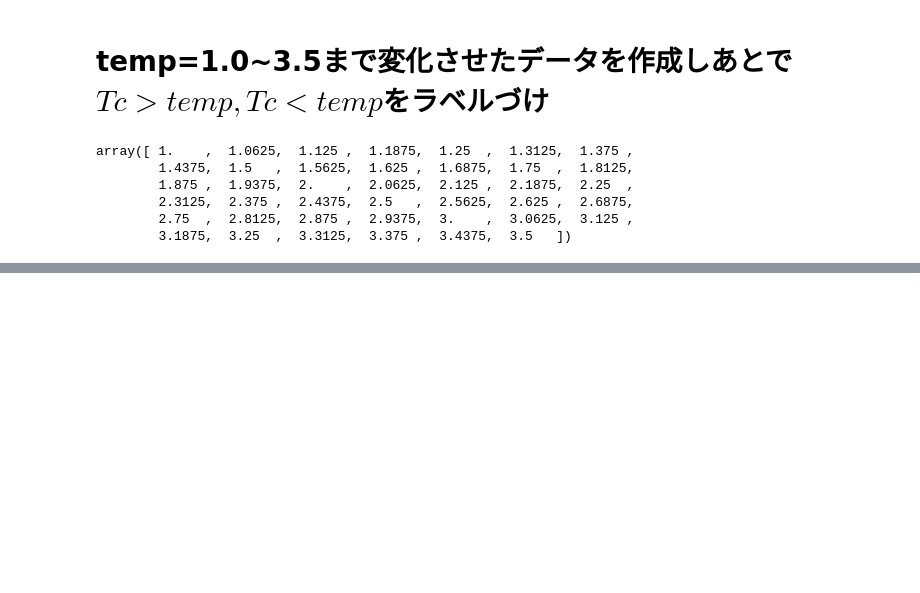
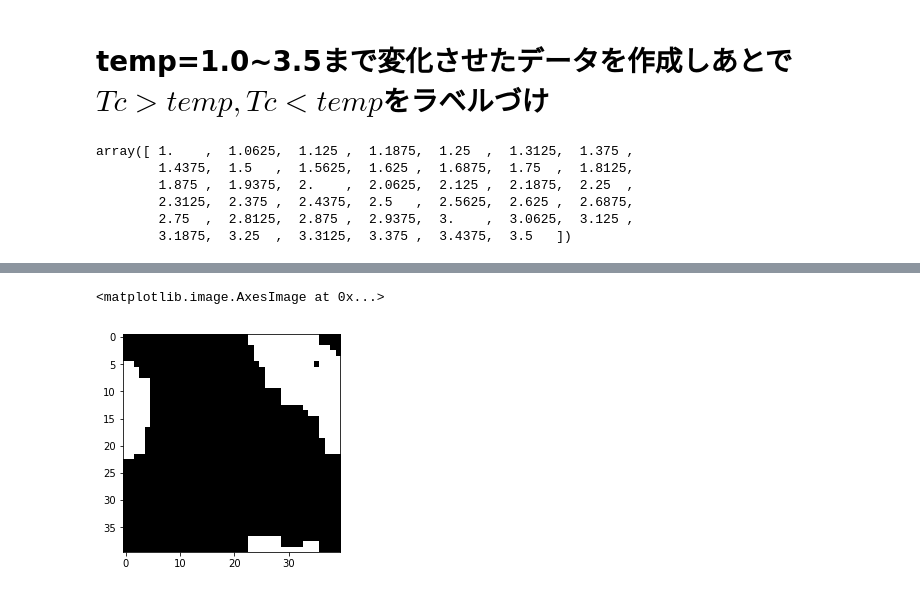
Before and after one commit to haru-256/reserch-code, a Jupyter notebook: Isingmodel.ipynb, the cells around one changed output, grey strips where cells are left out. Saved outputs shown, nothing was run; the diff lists cells and outputs as text; code cells hidden in the pictures; blank space fills up the shorter version.

```diff
--- a/Isingmodel.ipynb
+++ b/Isingmodel.ipynb
@@ -130,7 +130,7 @@ array([ 1.    ,  1.0625,  1.125 ,  1.1875,  1.25  ,  1.3125,  1.375 ,
 n_iter=100
 # %%
 size=40 # 論文通り
-n_samples=100 # 1つの温度に対して100個のデータを作る
+n_samples=200 # 1つの温度に対して100個のデータを作る
 # %%
 fg=True
 for temp in temps:
@@ -146,0 +182,2 @@ KeyboardInterrupt:
+# %%
+Data = X.copy()
@@ -146,0 +225,5 @@ KeyboardInterrupt:
+# %%
+Data1 = pd.concat([pd.DataFrame(Data.loc[Data['temp']<Tc].values),
+           pd.Series([0]*4200)], axis=1)
+Data1.columns = list(range(1, 1601)) +['temp', 'label']
+Data1.head()
@@ -146,0 +249,6 @@ KeyboardInterrupt:
+# %%
+plt.imshow(Data1.iloc[3, :-2].values.reshape(size, size), vmin=-1, vmax=1,
+                         cmap=plt.cm.gray_r, interpolation='nearest')
+# %% [output]
+<matplotlib.image.AxesImage at 0x...>
+[figure, added]
```
Also changed, not shown: parts of 27 cells of this notebook.
